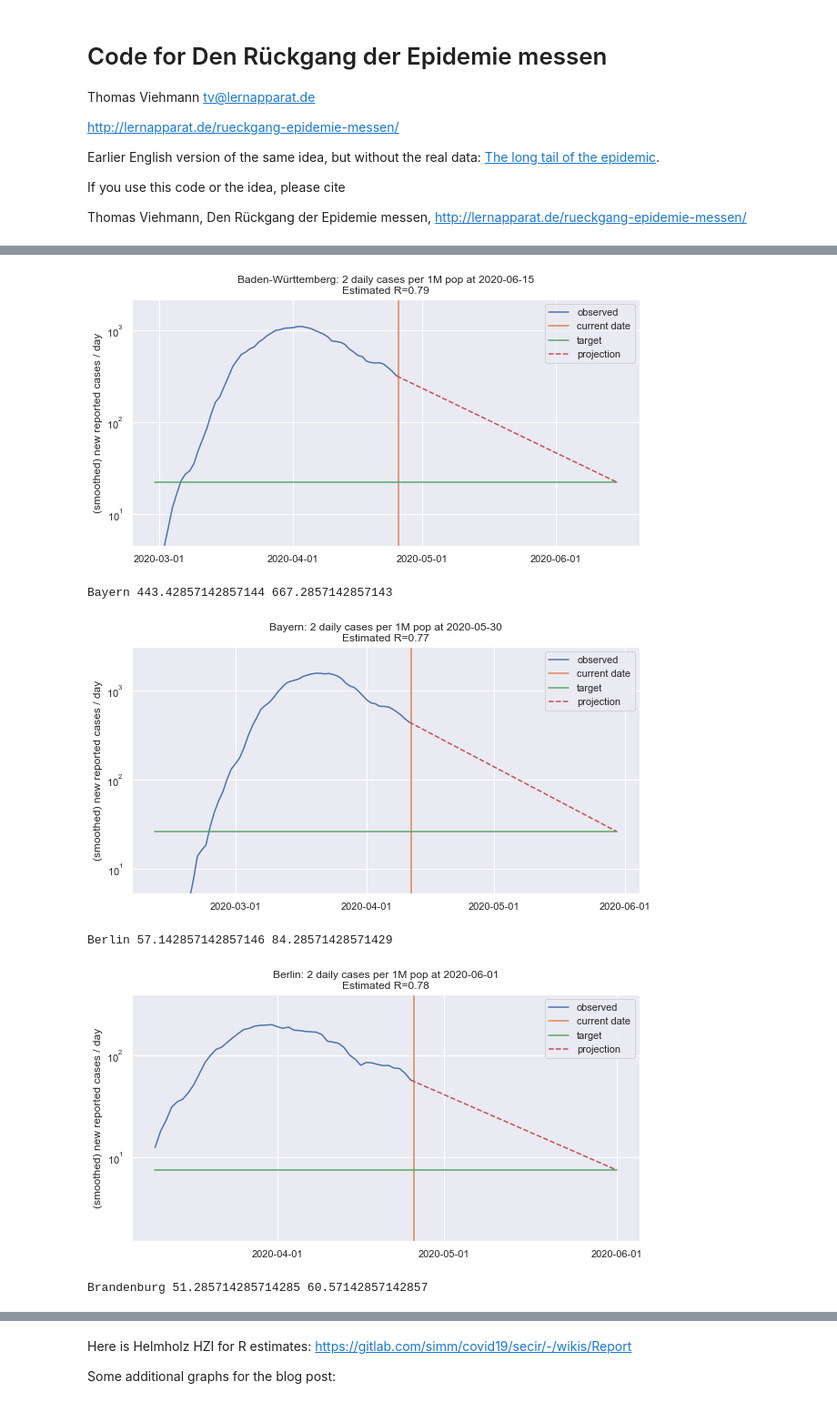
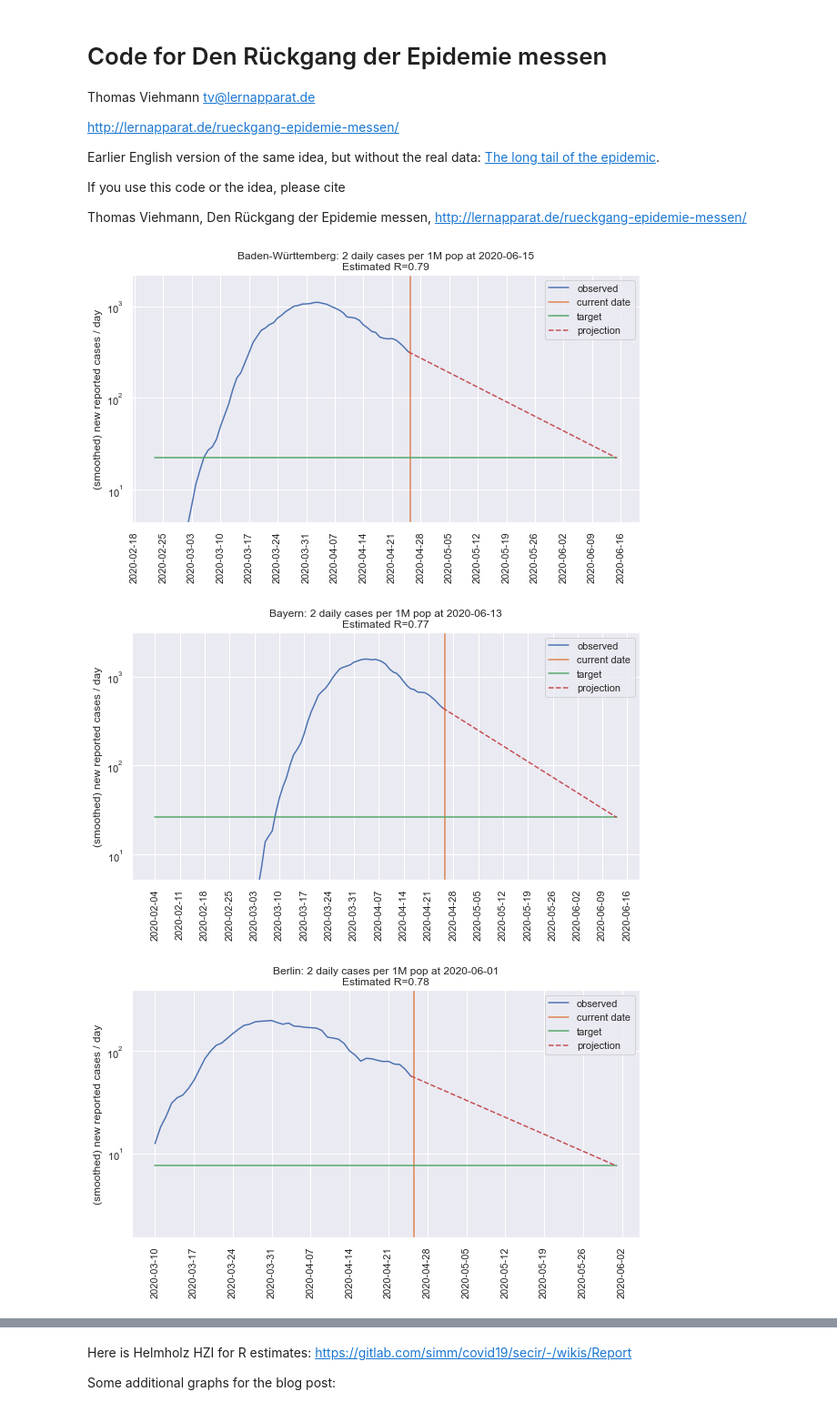
Before and after one commit to lernapparat/epidemiology, a Jupyter notebook: measuring-reduction-of-new-infections.ipynb, the cells around one changed output, grey strips where cells are left out. Shown at 91% size. Drawn from its saved outputs; the diff is of its cells as text; code cells hidden in the pictures.

```diff
--- a/measuring-reduction-of-new-infections.ipynb
+++ b/measuring-reduction-of-new-infections.ipynb
@@ -43,8 +43,10 @@ confirmed.iloc[:,4:].iloc[:,39:]
 confirmed
 
 # Data from RKI through https://npgeo-corona-npgeo-de.hub.arcgis.com/datasets/dd4580c810204019a7b8eb3e0b329dd6_0, thank you
-df = pandas.read_csv('./RKI_COVID19.csv')
+df = pandas.read_csv('./RKI_COVID19.2020-04-26.csv')
 df['Meldedatum'] = pandas.to_datetime(df.Meldedatum).dt.date
+if 'IdLandkreis' not in df.columns:
+    df['IdLandkreis'] = df.LandkreisID
 if df.IdLandkreis.dtype.type != numpy.int64 :
   df['IdLandkreis'] = df['IdLandkreis'].map(lambda x: int(x.replace(' ','') if '-' not in x else -1))
 df_kreise = pandas.read_csv('./deutschland_kreise.csv', index_col='key')
@@ -65,30 +67,37 @@ geos = list(bl_pop.keys()) + [
     'Hong Kong',
     'Denmark',
     'Italy',
+    'Poland',
     'New Zealand',
     'South Korea',
     'Spain',
     'Sweden',
     'Switzerland',
     'Taiwan',
+    'United Kingdom',
     'Vietnam',
-    'United Kingdom',
 ]
 
-#geos = ['Germany']
+#geos = [   'Germany']
 
 for g in geos:
     fig, ax = pyplot.subplots(figsize=(10,5))
     if g in bl_cases:
         ser = bl_cases[g]
+        idx = pandas.date_range(ser.index[0], ser.index[-1])
+        ser = ser.reindex(idx).fillna(0)
         traceable_cases = bl_pop[g]/1e6*2
         cumul = numpy.cumsum(ser.values)
     elif g == 'Germany':
         ser = de_cases
+        idx = pandas.date_range(ser.index[0], ser.index[-1])
+        ser = ser.reindex(idx).fillna(0)
         traceable_cases = de_total/1e6*2
         cumul = numpy.cumsum(ser.values)
     else:
-        if g != 'France':
+        if g == 'Australia':
+            ser = confirmed[confirmed.geo.str.startswith(g)].iloc[:, 5:].sum()
+        elif g != 'France':
             ser = confirmed[confirmed.geo==g].iloc[0, 5:]
         else:
             fr = pandas.read_csv('./france_from_wiki.csv', sep=';', header=None, index_col=0)
@@ -112,31 +121,35 @@ for g in geos:
         if not numpy.isfinite(time_to_reach):
             time_to_reach = 0
         else:
             time_to_reach = int(time_to_reach)
         date_reach = datetime.datetime.fromordinal(start+len(diffs)-1+time_to_reach)
         pyplot.plot([start+len(diffs)-0.5, start+len(diffs)-0.5], [cummax[0]*2, 0.001], label='current date')
         pyplot.ylim(traceable_cases/5,cummax[0]*2)
         pyplot.plot([start+0, start+len(diffs)-1+time_to_reach], [traceable_cases, traceable_cases], label='target')
         if time_to_reach != 0:
             pyplot.plot([start+len(diffs)-1, start+len(diffs)-1+time_to_reach], [cummax[-1], traceable_cases], '--', label='projection')
             pyplot.title(f"{g}: 2 daily cases per 1M pop at {date_reach.year:4d}-{date_reach.month:02d}-{date_reach.day:02d}\nEstimated R={reduction_factor_per_day**4.5:.2f}")
         else:
             pyplot.title(f"{g}: decline not detected")
         totallen = len(diffs)+time_to_reach
     else:
         pyplot.plot([start, start+len(diffs)-1], [traceable_cases, traceable_cases], label='target/ceiling')
         totallen = len(diffs)
         pyplot.title(g)
         pyplot.ylim(1,cummax[0])
 
     pyplot.ylabel('(smoothed) new reported cases / day')
     end_date = start_date + datetime.timedelta(days=totallen - 1)
     delta = datetime.timedelta(days=1)
     dates = matplotlib.dates.drange(start_date, end_date, delta)
-    ax.xaxis.set_major_locator(matplotlib.dates.MonthLocator())
+    ax.xaxis.set_major_locator(matplotlib.dates.WeekdayLocator())
     ax.xaxis.set_major_formatter(matplotlib.dates.DateFormatter('%Y-%m-%d'))
+    pyplot.xticks(rotation=90)
     datetime.datetime.fromordinal(start+len(diffs))
     pyplot.legend()
     pyplot.savefig('cases_and_proj_'+g.lower().replace(' ', '_')+'.png')
     pyplot.show()
 # %% [output]
+[figure, new version]
+[figure, new version]
+[figure, new version]
@@ -144,6 +165,0 @@ Baden-Württemberg 318.7142857142857 462.42857142857144
-[figure, old version]
-Bayern 443.42857142857144 667.2857142857143
-[figure, old version]
-Berlin 57.142857142857146 84.28571428571429
-[figure, old version]
-Brandenburg 51.285714285714285 60.57142857142857
```
Also changed, not shown: parts of 1 cell of this notebook.
